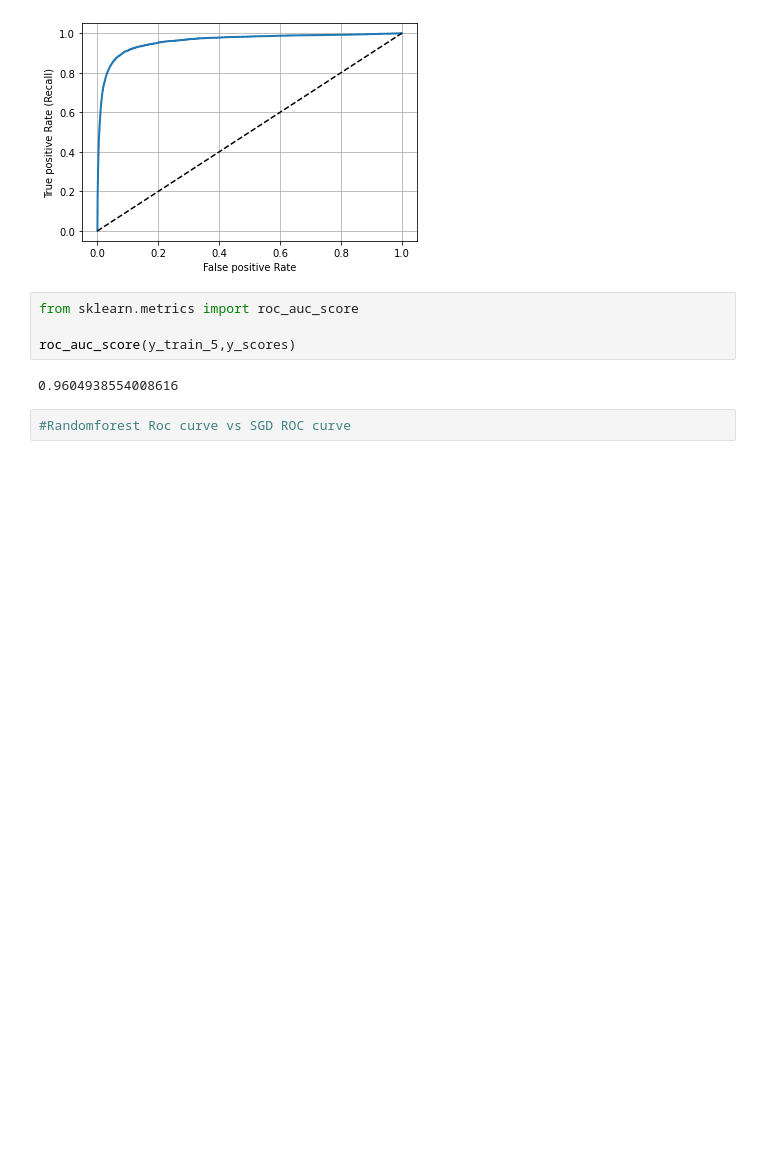
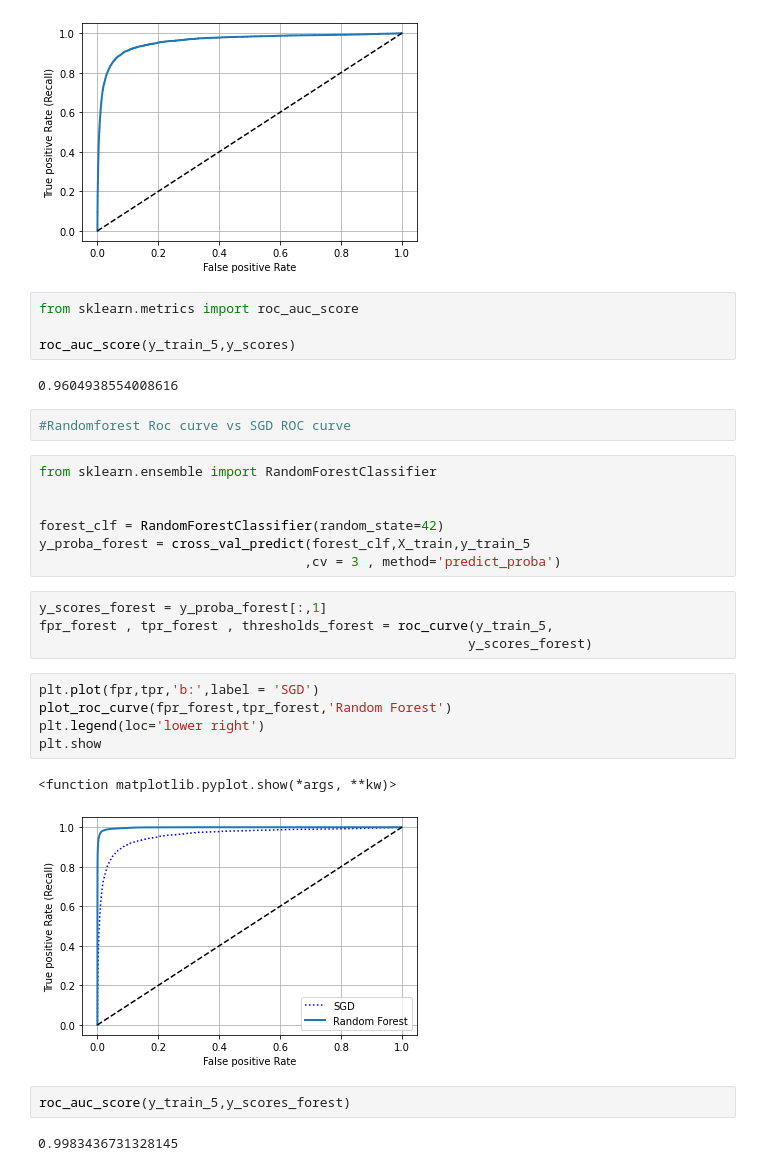
Before and after one commit to Aizen741/MNIST, a Jupyter notebook: hello_world_ML.ipynb, the cells around one changed output. Drawn from its saved outputs; the diff is of its cells as text; blank space fills up the shorter version.

Commit message:
RandomForest

```diff
--- a/hello_world_ML.ipynb
+++ b/hello_world_ML.ipynb
@@ -192,3 +192,26 @@ roc_auc_score(y_train_5,y_scores)
 0.9604938554008616
 # %%
 #Randomforest Roc curve vs SGD ROC curve
+# %%
+from sklearn.ensemble import RandomForestClassifier
+
+
+forest_clf = RandomForestClassifier(random_state=42)
+y_proba_forest = cross_val_predict(forest_clf,X_train,y_train_5
+                                  ,cv = 3 , method='predict_proba')
+# %%
+y_scores_forest = y_proba_forest[:,1]
+fpr_forest , tpr_forest , thresholds_forest = roc_curve(y_train_5,
+                                                       y_scores_forest)
+# %%
+plt.plot(fpr,tpr,'b:',label = 'SGD')
+plot_roc_curve(fpr_forest,tpr_forest,'Random Forest')
+plt.legend(loc='lower right')
+plt.show
+# %% [output]
+<function matplotlib.pyplot.show(*args, **kw)>
+[figure, added]
+# %%
+roc_auc_score(y_train_5,y_scores_forest)
+# %% [output]
+0.9983436731328145
```
Also changed, not shown: parts of 1 cell of this notebook.
